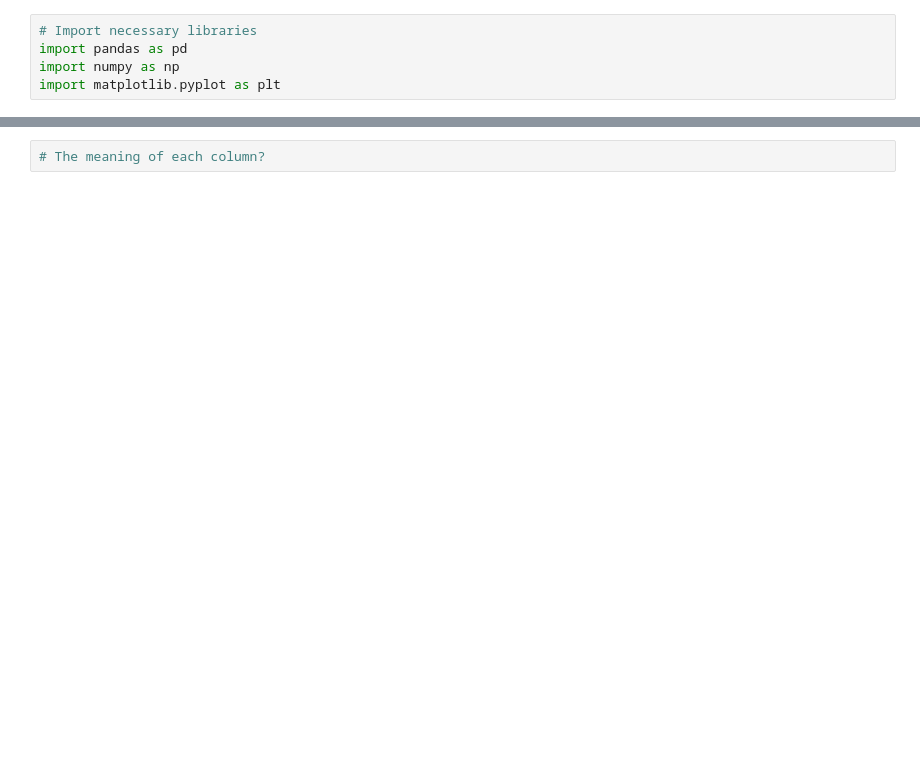
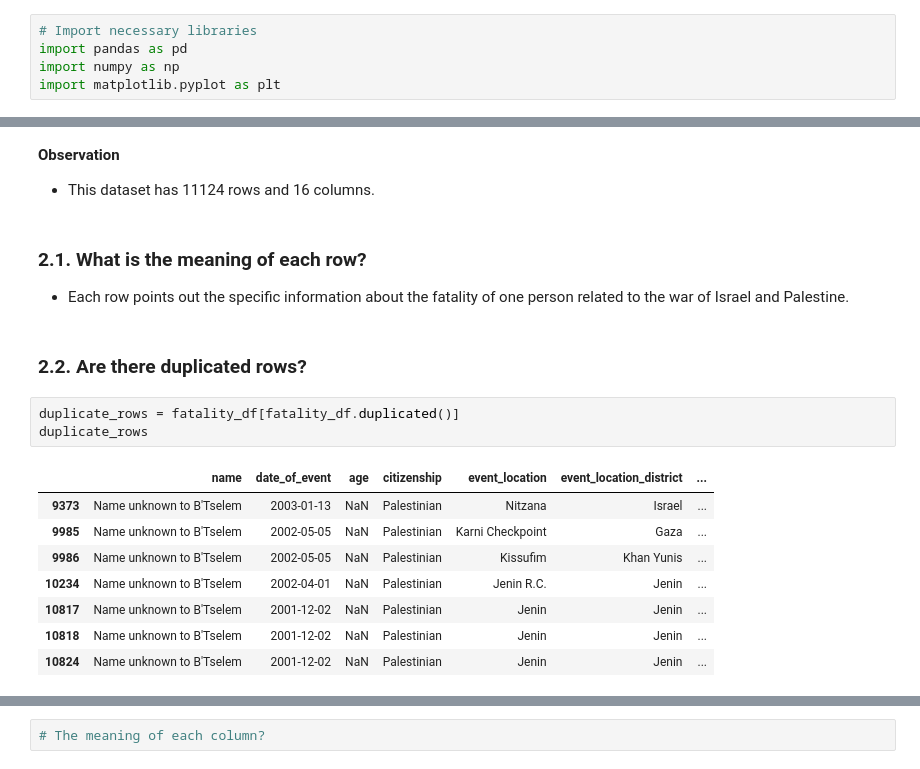
Before and after one commit to khuevo098/ProgrammingForDS-FinalProject, a Jupyter notebook: Source.ipynb, the cells around one changed output, grey strips where cells are left out. Saved outputs shown, nothing was run; the diff lists cells and outputs as text; blank space fills up the shorter version.

```diff
--- a/Source.ipynb
+++ b/Source.ipynb
@@ -45,0 +46,20 @@ True
+# %% [markdown]
+**Observation**
+* This dataset has 11124 rows and 16 columns.
+# %% [markdown]
+### 2.1. What is the meaning of each row?
+- Each row points out the specific information about the fatality of one person related to the war of Israel and Palestine.
+# %% [markdown]
+### 2.2. Are there duplicated rows?
+# %%
+duplicate_rows = fatality_df[fatality_df.duplicated()]
+duplicate_rows
+# %% [output]
+|  | name | date_of_event | age | citizenship | event_location | event_location_district | ... |
+| 9373 | Name unknown to B'Tselem | 2003-01-13 | NaN | Palestinian | Nitzana | Israel | ... |
+| 9985 | Name unknown to B'Tselem | 2002-05-05 | NaN | Palestinian | Karni Checkpoint | Gaza | ... |
+| 9986 | Name unknown to B'Tselem | 2002-05-05 | NaN | Palestinian | Kissufim | Khan Yunis | ... |
+| 10234 | Name unknown to B'Tselem | 2002-04-01 | NaN | Palestinian | Jenin R.C. | Jenin | ... |
+| 10817 | Name unknown to B'Tselem | 2001-12-02 | NaN | Palestinian | Jenin | Jenin | ... |
+| 10818 | Name unknown to B'Tselem | 2001-12-02 | NaN | Palestinian | Jenin | Jenin | ... |
+| 10824 | Name unknown to B'Tselem | 2001-12-02 | NaN | Palestinian | Jenin | Jenin | ... |
```
Also changed, not shown: parts of 20 cells of this notebook.
